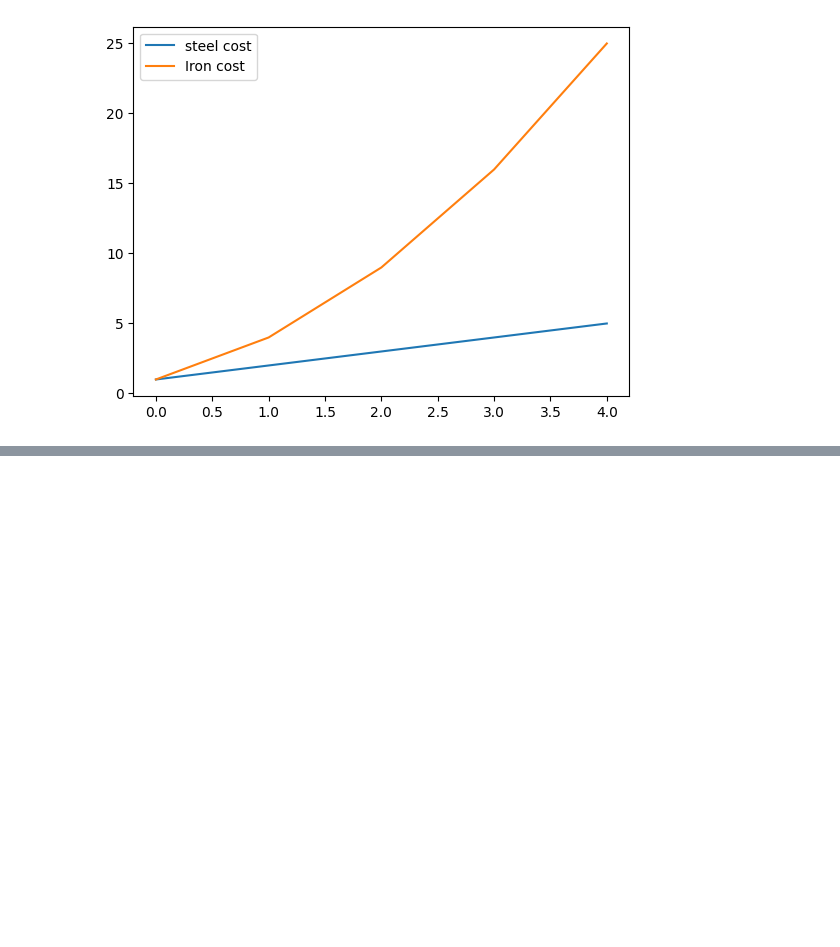
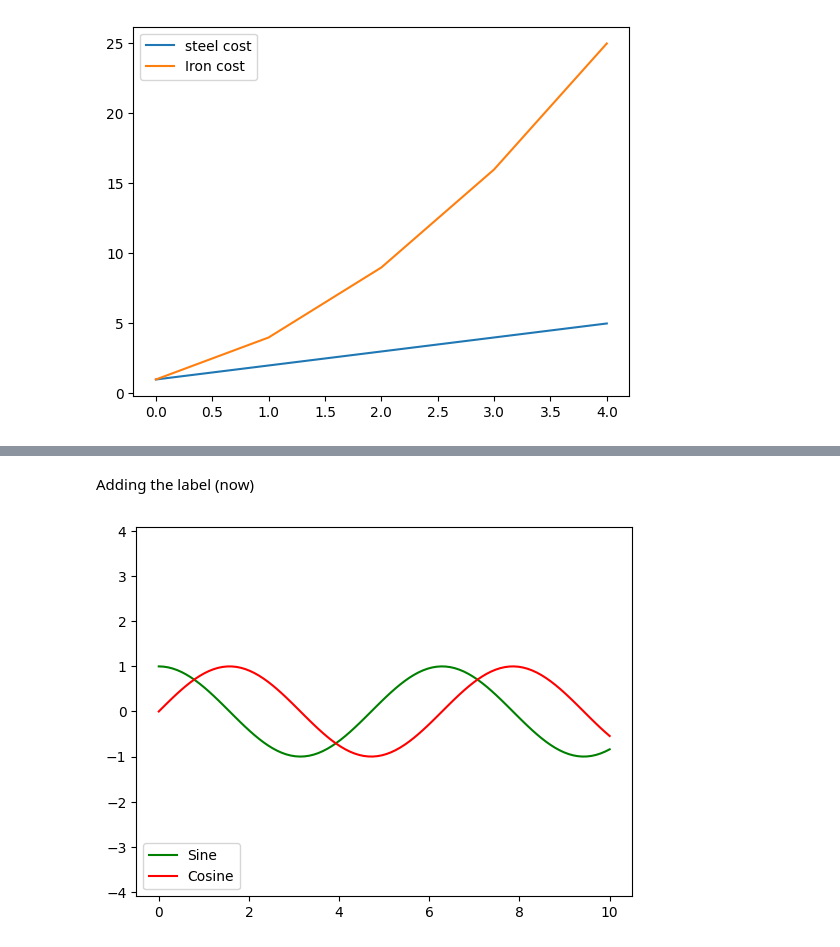
Before and after one commit to PrashantChoudhary13579/python, a Jupyter notebook: matplotlib/working with legend/placingLegend.ipynb, the cells around one changed output, grey strips where cells are left out. Cells and saved outputs as stored; diff of their text form; code cells hidden in the pictures; blank space fills up the shorter version.

```diff
--- a/matplotlib/working with legend/placingLegend.ipynb
+++ b/matplotlib/working with legend/placingLegend.ipynb
@@ -78,0 +104,22 @@ plt.show()
+# %% [markdown]
+Adding the label (now)
+# %%
+import numpy as np
+import matplotlib.pyplot as plt
+
+x = np.linspace(0,10,100)
+fig, ax = plt.subplots()
+
+y = np.cos(x)
+z = np.sin(x)
+
+ax.plot(x,y,'g',label = 'Sine')
+ax.plot(x,z,'r-',label = 'Cosine')
+
+ax.axis("equal")
+ax.legend(loc = "lower left")
+
+
+plt.show()
+# %% [output]
+[figure, added]
```
Also changed, not shown: parts of 6 cells of this notebook.
